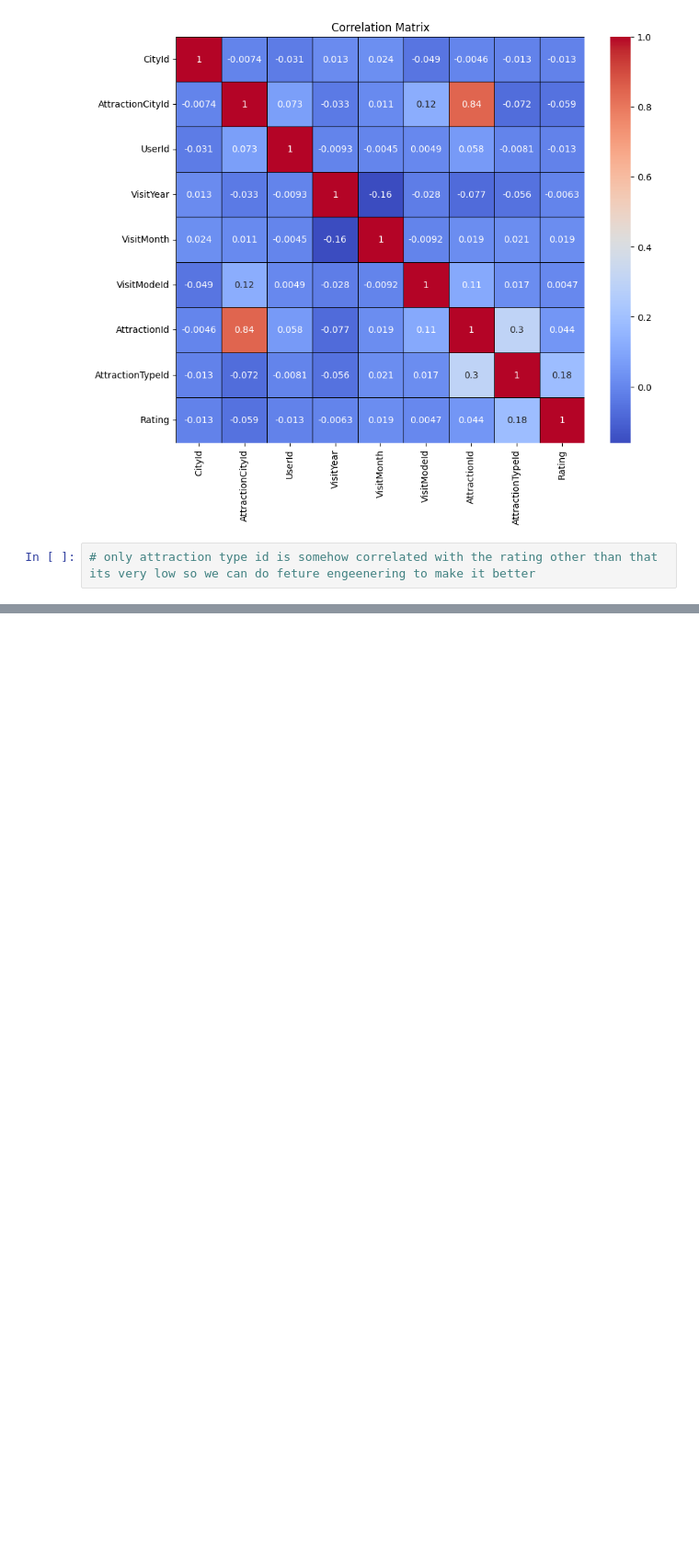
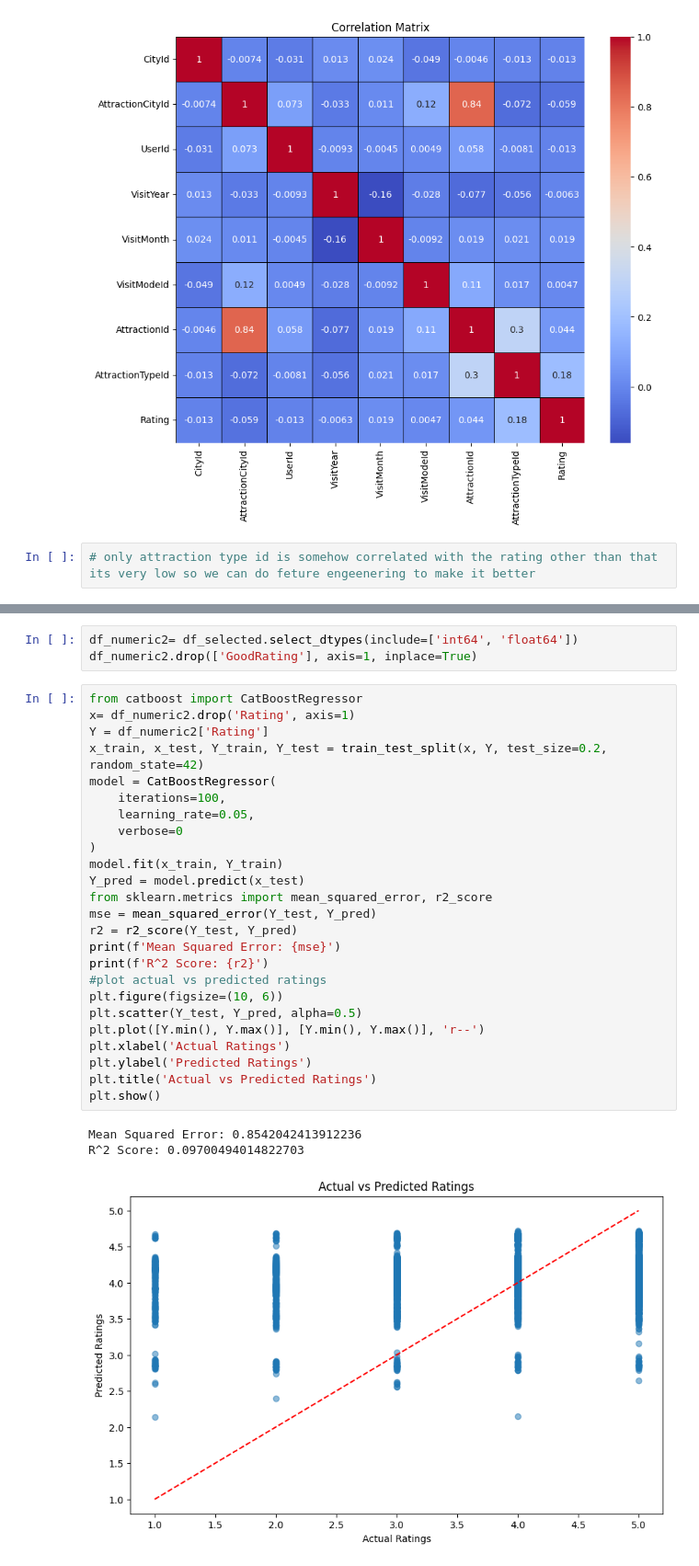
Before and after one commit to nitya-tech-new/tourisms, a Jupyter notebook: Rating_prediction.ipynb, the cells around one changed output, grey strips where cells are left out. Shown at 92% size. Drawn from its saved outputs; the diff is of its cells as text; blank space fills up the shorter version.

```diff
--- a/Rating_prediction.ipynb
+++ b/Rating_prediction.ipynb
@@ -91,0 +250,32 @@ plt.show()
+# %%
+df_numeric2= df_selected.select_dtypes(include=['int64', 'float64'])
+df_numeric2.drop(['GoodRating'], axis=1, inplace=True)
+# %%
+from catboost import CatBoostRegressor
+x= df_numeric2.drop('Rating', axis=1)
+Y = df_numeric2['Rating']
+x_train, x_test, Y_train, Y_test = train_test_split(x, Y, test_size=0.2, random_state=42)
+model = CatBoostRegressor(
+    iterations=100,
+    learning_rate=0.05,
+    verbose=0
+)
+model.fit(x_train, Y_train)
+Y_pred = model.predict(x_test)
+from sklearn.metrics import mean_squared_error, r2_score
+mse = mean_squared_error(Y_test, Y_pred)
+r2 = r2_score(Y_test, Y_pred)
+print(f'Mean Squared Error: {mse}')
+print(f'R^2 Score: {r2}')
+#plot actual vs predicted ratings
+plt.figure(figsize=(10, 6))
+plt.scatter(Y_test, Y_pred, alpha=0.5)
+plt.plot([Y.min(), Y.max()], [Y.min(), Y.max()], 'r--')
+plt.xlabel('Actual Ratings')
+plt.ylabel('Predicted Ratings')
+plt.title('Actual vs Predicted Ratings')
+plt.show()
+# %% [output]
+Mean Squared Error: 0.8542042413912236
+R^2 Score: 0.09700494014822703
+[figure, added]
```
Also changed, not shown: parts of 19 cells of this notebook, 4 other files.
